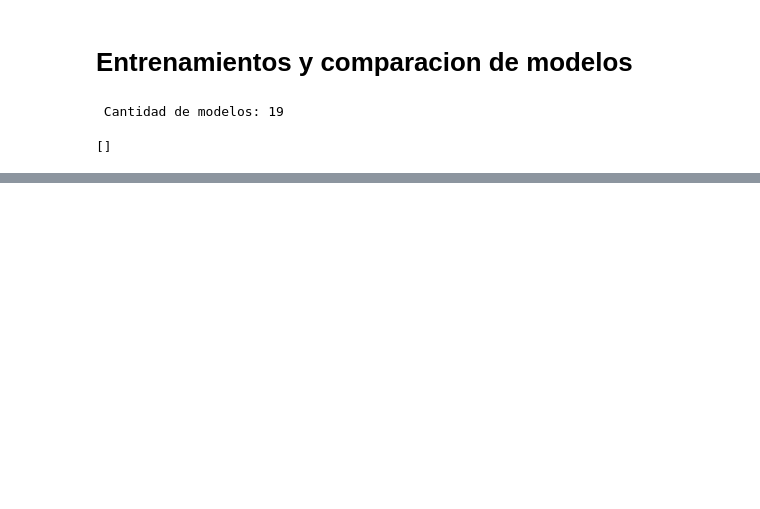
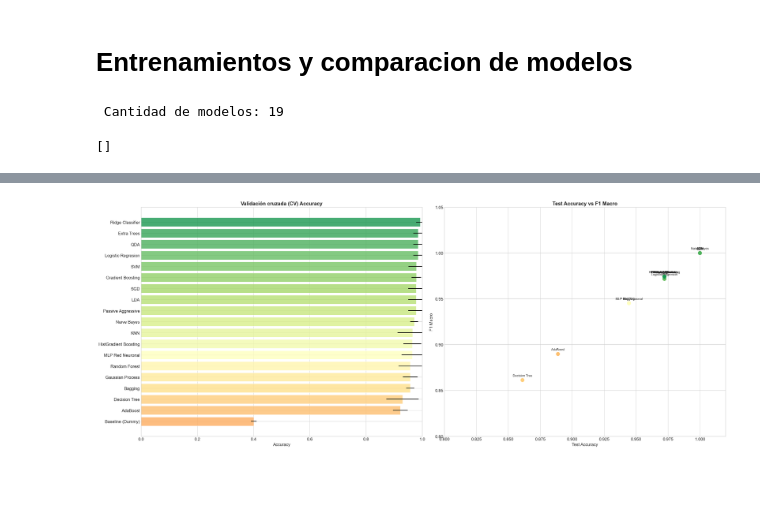
Before and after one commit to EngineeringSebastian-s/EvolutionaryComputation, a Jupyter notebook: Wines/AnalyticsWines.ipynb, the cells around one changed output, grey strips where cells are left out. Cells and saved outputs as stored; diff of their text form; code cells hidden in the pictures; blank space fills up the shorter version.

```diff
--- a/Wines/AnalyticsWines.ipynb
+++ b/Wines/AnalyticsWines.ipynb
@@ -500,2 +507,30 @@ df_resultados
+# %%
+fig, ax = plt.subplots(1, 2, figsize=(25, 10))
+
+df_plot = df_resultados.sort_values('CV_Mean')
+colors = plt.cm.RdYlGn(np.linspace(0.3, 0.9, len(df_plot)))
+
+ax[0].barh(df_plot['Modelo'], df_plot['CV_Mean'], xerr=df_plot['CV_Std'], color=colors, alpha=0.8)
+ax[0].set_xlabel('Accuracy')
+ax[0].set_title('Validación cruzada (CV) Accuracy', fontweight='bold')
+ax[0].set_xlim(0, 1)
+
+ax[1].scatter(df_plot['Test_accuracy'], df_plot['F1_Macro'], color=colors, s=100, zorder=5)
+
+for _, row in df_plot.iterrows():
+    ax[1].annotate(row['Modelo'], (row['Test_accuracy'], row['F1_Macro']),
+                   fontsize=9, ha='center', va='bottom', xytext=(0, 8), textcoords='offset points')
+
+ax[1].set_xlabel('Test Accuracy')
+ax[1].set_ylabel('F1 Macro')
+ax[1].set_title('Test Accuracy vs F1 Macro', fontweight='bold')
+
+ax[1].set_xlim(0.80, 1.02)
+ax[1].set_ylim(0.80, 1.05)
+
+plt.tight_layout()
+plt.show()
+# %% [output]
+[figure, added]
 # %% [markdown]
 #
```
Also changed, not shown: parts of 4 cells of this notebook.
